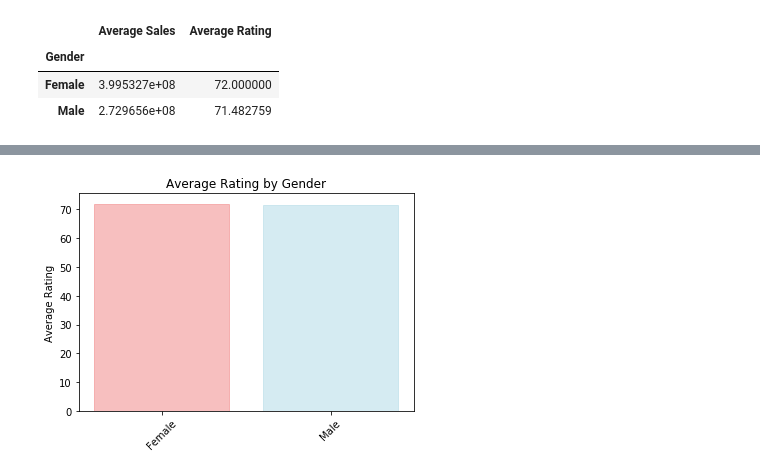
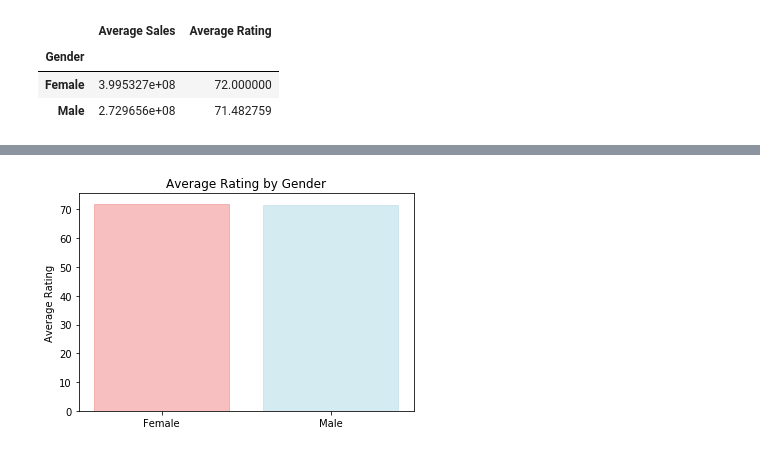
Before and after one commit to RyanSchraeder/Team-Aurora-Marvels, a Jupyter notebook: Notebooks/SuperHero_Gender_plots.ipynb, the cells around one changed output, grey strips where cells are left out. Drawn from its saved outputs; the diff is of its cells as text; code cells hidden in the pictures.

```diff
--- a/Notebooks/SuperHero_Gender_plots.ipynb
+++ b/Notebooks/SuperHero_Gender_plots.ipynb
@@ -174,22 +175,22 @@ plt.show()
 # %%
 # Set x axis and tick locations
 x_axis = np.arange(len(Superhero_Gender_AVG_df))
-plt.xticks(x_axis, Superhero_Gender_AVG_df.index, rotation = 45)
+plt.xticks(x_axis, Superhero_Gender_AVG_df.index)
 barList = plt.bar(x_axis, Superhero_Gender_AVG_df['Average Rating'], color='b', alpha=.5, align="center")
 barList[0].set_color('lightcoral')
 barList[1].set_color('lightblue')
 
 
 #Labels and Title
 #plt.xlabel("Gender")
 plt.ylabel("Average Rating")
 plt.title("Average Rating by Gender")
 plt.ylim
 
 
 # save plot
 plt.savefig("../Images/avg_rating_by_gender_bar_plot.png")
 
 plt.show()
 # %% [output]
-[figure, old version]
+[figure, new version]
```
Also changed, not shown: parts of 4 cells of this notebook, 2 other files.
